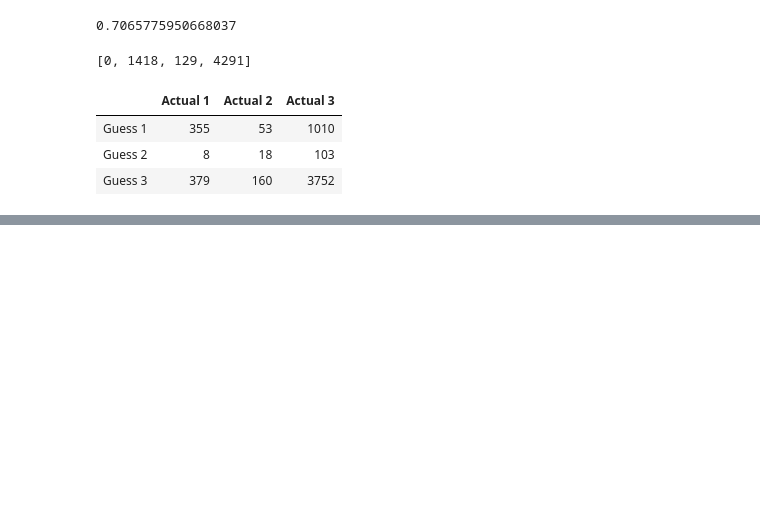
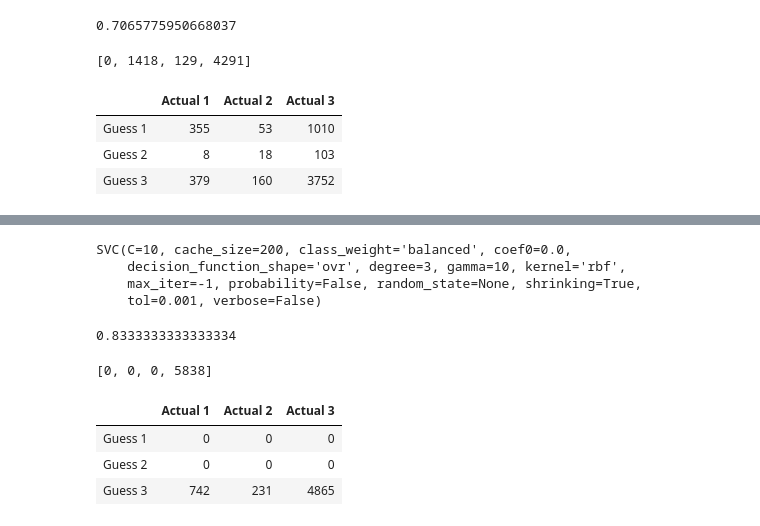
Before and after one commit to JonathanOnorato/BERT_Explore, a Jupyter notebook: BERTplusClassifier.ipynb, the cells around one changed output, grey strips where cells are left out. Drawn from its saved outputs; the diff is of its cells as text; code cells hidden in the pictures; blank space fills up the shorter version.

```diff
--- a/BERTplusClassifier.ipynb
+++ b/BERTplusClassifier.ipynb
@@ -921,0 +968,32 @@ CV_SVC.fit(train_tokens, train_labels)
+# %%
+weighted_SVC = SVC(class_weight = 'balanced', gamma = 10, C = 10)
+# %%
+weighted_SVC.fit(train_tokens, train_labels)
+# %% [output]
+SVC(C=10, cache_size=200, class_weight='balanced', coef0=0.0,
+    decision_function_shape='ovr', degree=3, gamma=10, kernel='rbf',
+    max_iter=-1, probability=False, random_state=None, shrinking=True,
+    tol=0.001, verbose=False)
+# %%
+weighted_SVC.score(test_tokens, test_labels)
+# %% [output]
+0.8333333333333334
+# %%
+SVC_predict = weighted_SVC.predict(test_tokens)
+# %%
+SVC_weighted_guess_list = [0,0,0,0]
+for i in range(len(SVC_predict)):
+    SVC_weighted_guess_list[SVC_predict[i]] += 1
+print(SVC_weighted_guess_list)
+# %% [output]
+[0, 0, 0, 5838]
+# %%
+opt_weight_svc_conf_mat = confusion_matrix(SVC_predict, test_labels)
+opt_weight_svc_confusion_mat = pd.DataFrame(opt_weight_svc_conf_mat, columns = ["Actual 1", "Actual 2", "Actual 3"], index = ["Guess 1", "Guess 2", "Guess 3"])
+# %%
+opt_weight_svc_confusion_mat
+# %% [output]
+|  | Actual 1 | Actual 2 | Actual 3 |
+| Guess 1 | 0 | 0 | 0 |
+| Guess 2 | 0 | 0 | 0 |
+| Guess 3 | 742 | 231 | 4865 |
```
Also changed, not shown: parts of 81 cells of this notebook.
